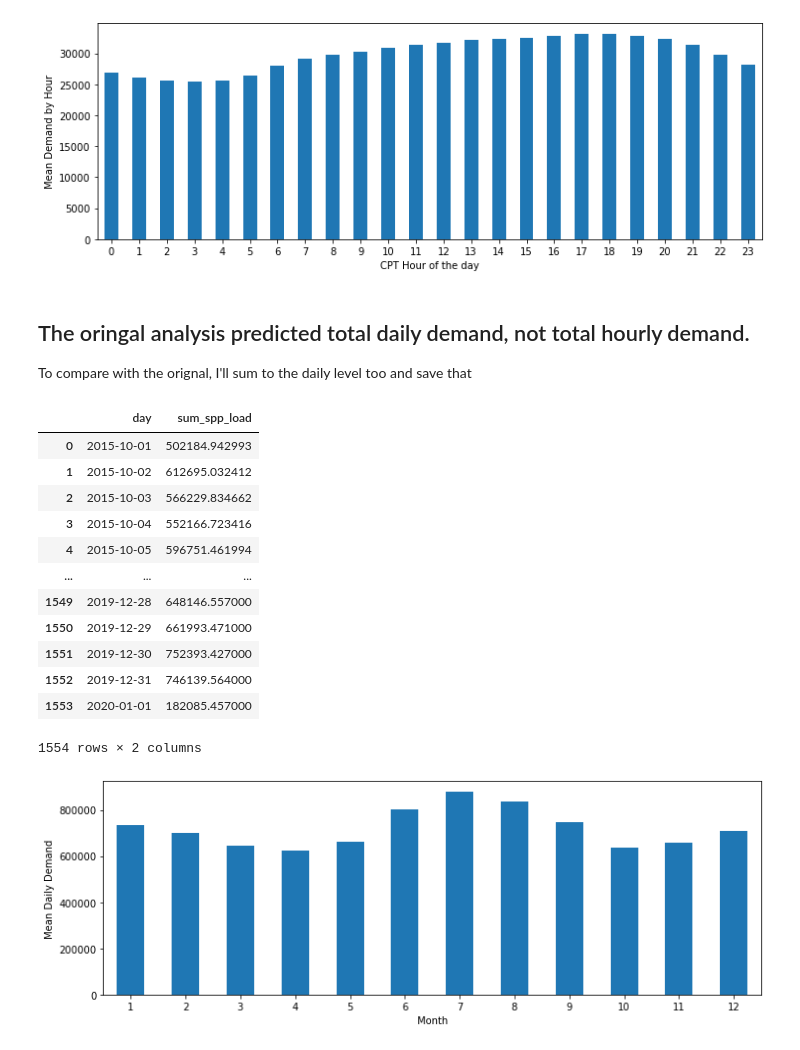
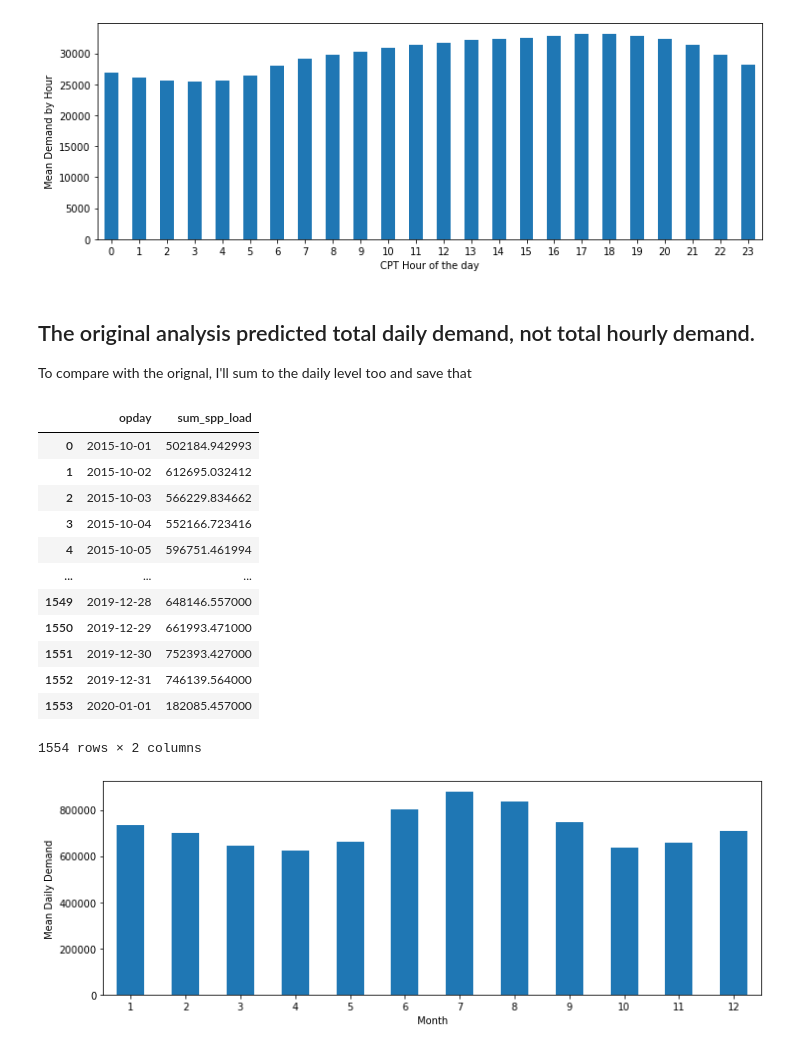
Before and after one commit to k5dru/CPSC_5383, a Jupyter notebook: 01_get_data.ipynb, the cells around one changed output. Cells and saved outputs as stored; diff of their text form; code cells hidden in the pictures.

```diff
--- a/01_get_data.ipynb
+++ b/01_get_data.ipynb
@@ -286,5 +275,5 @@ plt.ylabel("Mean Demand by Hour");
 # %% [markdown]
-## The oringal analysis predicted total daily demand, not total hourly demand.
+## The original analysis predicted total daily demand, not total hourly demand.
 
 To compare with the orignal, I'll sum to the daily level too and save that
 # %%
@@ -302,25 +291,22 @@ To compare with the orignal, I'll sum to the daily level too and save that
 # %%
 # but I sure can cheat with SQLite: https://pythonspeed.com/articles/indexing-pandas-sqlite/
 import sqlite3
 con=sqlite3.connect("")
 demand_df.to_sql('demand_df', con, if_exists='replace', index=False)
 
 daily_demand_df=pd.read_sql("""
-select datetime( HourBeginCPT, \'start of day\') as day,
+select datetime( HourBeginCPT, \'start of day\') as opday,
 sum(SPP) as sum_spp_load
 from demand_df
 group by datetime( HourBeginCPT, \'start of day\')
 """, con)
-daily_demand_df['day'] = pd.to_datetime(daily_demand_df.day)
-
-daily_demand_df.to_csv('dataframes/daily_demand_df.csv', compression='infer')
-daily_demand_df.to_pickle('dataframes/daily_demand_df.pickle.gz', compression='infer')
+daily_demand_df['opday'] = pd.to_datetime(daily_demand_df.opday)
 
 daily_demand_df
 
 # todo:  replace this with one line of Pandas
 # %% [output]
-|  | day | sum_spp_load |
+|  | opday | sum_spp_load |
 | 0 | 2015-10-01 | 502184.942993 |
 | 1 | 2015-10-02 | 612695.032412 |
 | 2 | 2015-10-03 | 566229.834662 |
```
Also changed, not shown: parts of 35 cells of this notebook, 7 other files.
